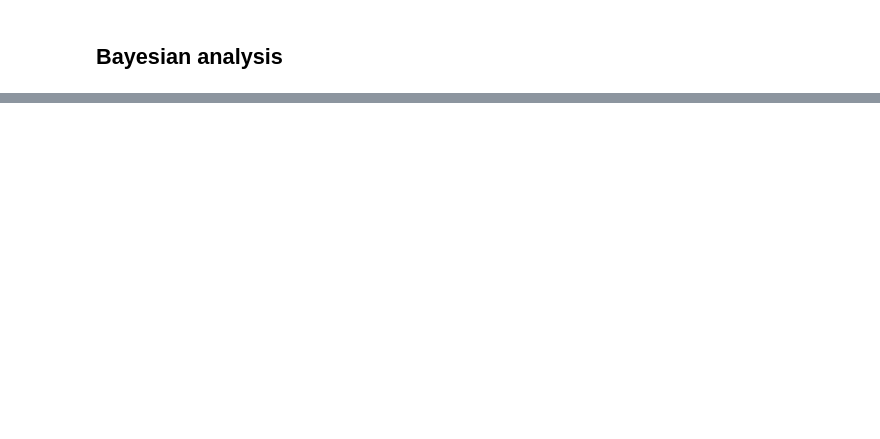
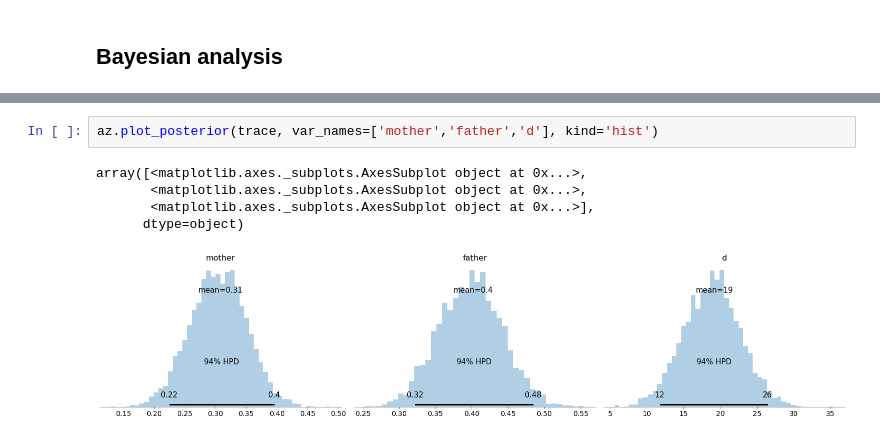
Before and after one commit to elisiojsj/Data-Science, a Jupyter notebook: Galton_Height-analysis.ipynb, the cells around one changed output, grey strips where cells are left out. Drawn from its saved outputs; the diff is of its cells as text; blank space fills up the shorter version.

```diff
--- a/Galton_Height-analysis.ipynb
+++ b/Galton_Height-analysis.ipynb
@@ -104,0 +159,8 @@ sns.pairplot(data=df, hue='gender')
+# %%
+az.plot_posterior(trace, var_names=['mother','father','d'], kind='hist')
+# %% [output]
+array([<matplotlib.axes._subplots.AxesSubplot object at 0x...>,
+       <matplotlib.axes._subplots.AxesSubplot object at 0x...>,
+       <matplotlib.axes._subplots.AxesSubplot object at 0x...>],
+      dtype=object)
+[figure, added]
```
Also changed, not shown: parts of 9 cells of this notebook.
